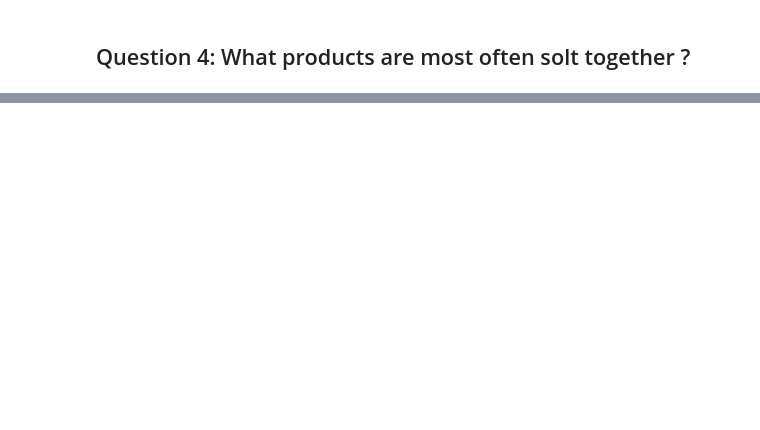
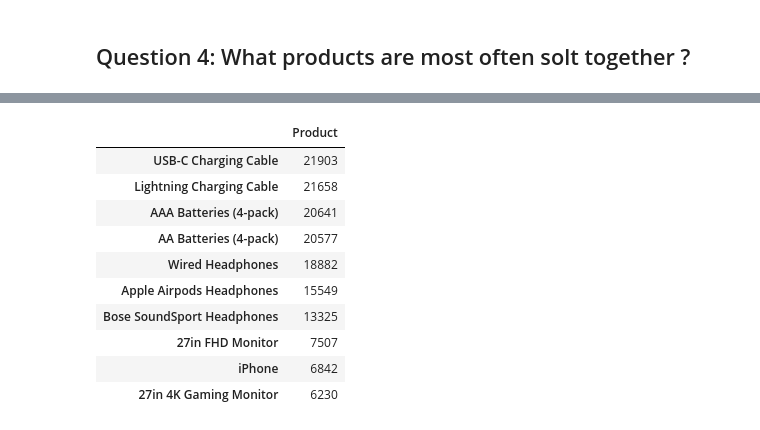
Before and after one commit to sfherreras/Data_Science_Training, a Jupyter notebook: Code/Analysis.ipynb, the cells around one changed output, grey strips where cells are left out. Saved outputs shown, nothing was run; the diff lists cells and outputs as text; code cells hidden in the pictures; blank space fills up the shorter version.

```diff
--- a/Code/Analysis.ipynb
+++ b/Code/Analysis.ipynb
@@ -273,0 +330,15 @@ products.head()
+# %%
+top_products = products_df['Product'].value_counts().head(10).to_frame()
+top_products.head(10)
+# %% [output]
+|  | Product |
+| USB-C Charging Cable | 21903 |
+| Lightning Charging Cable | 21658 |
+| AAA Batteries (4-pack) | 20641 |
+| AA Batteries (4-pack) | 20577 |
+| Wired Headphones | 18882 |
+| Apple Airpods Headphones | 15549 |
+| Bose SoundSport Headphones | 13325 |
+| 27in FHD Monitor | 7507 |
+| iPhone | 6842 |
+| 27in 4K Gaming Monitor | 6230 |
```
Also changed, not shown: parts of 10 cells of this notebook.
